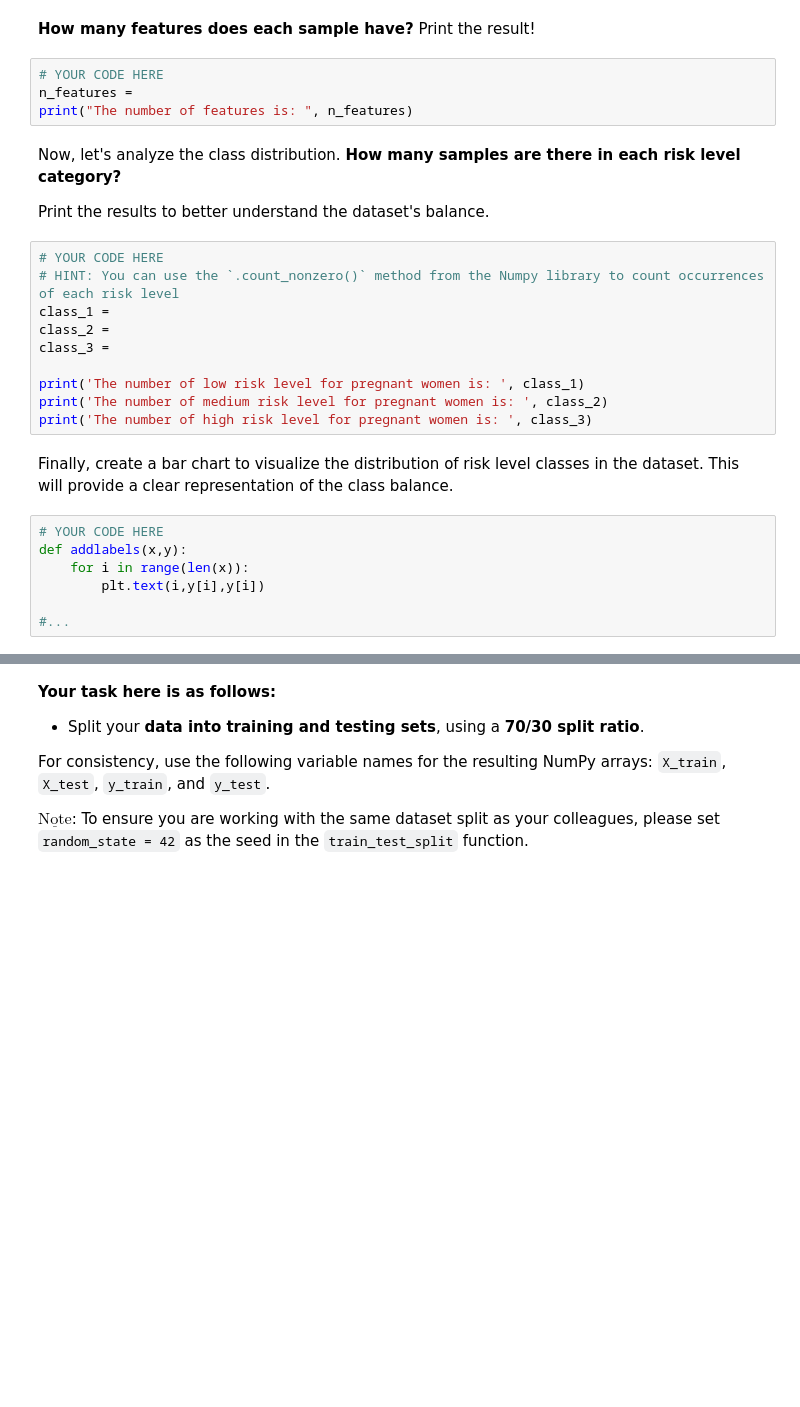
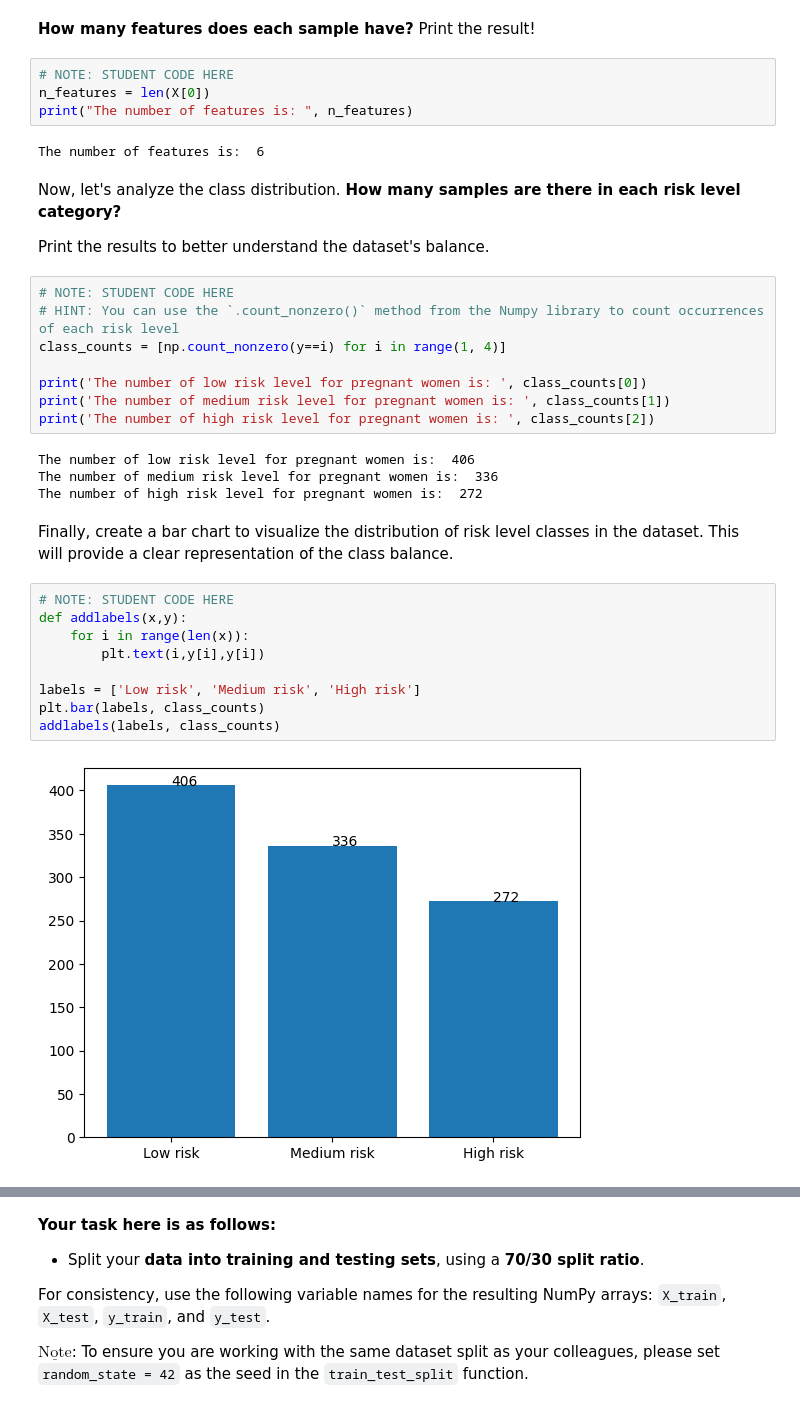
Before and after one commit to alonso-herreros/uni-mtde-lab2, a Jupyter notebook: Lab_classification.ipynb, the cells around one changed output, grey strips where cells are left out. Drawn from its saved outputs; the diff is of its cells as text; blank space fills up the shorter version.

```diff
--- a/Lab_classification.ipynb
+++ b/Lab_classification.ipynb
@@ -162,30 +193,38 @@ print("The number of samples is: ", n_samples)
 # %% [markdown]
 **How many features does each sample have?** Print the result!
 # %%
-# YOUR CODE HERE
-n_features =
+# NOTE: STUDENT CODE HERE
+n_features = len(X[0])
 print("The number of features is: ", n_features)
+# %% [output]
+The number of features is:  6
 # %% [markdown]
 Now, let's analyze the class distribution. **How many samples are there in each risk level category?**
 
 Print the results to better understand the dataset's balance.
 # %%
-# YOUR CODE HERE
+# NOTE: STUDENT CODE HERE
 # HINT: You can use the `.count_nonzero()` method from the Numpy library to count occurrences of each risk level
-class_1 =
-class_2 =
-class_3 =
+class_counts = [np.count_nonzero(y==i) for i in range(1, 4)]
 
-print('The number of low risk level for pregnant women is: ', class_1)
-print('The number of medium risk level for pregnant women is: ', class_2)
-print('The number of high risk level for pregnant women is: ', class_3)
+print('The number of low risk level for pregnant women is: ', class_counts[0])
+print('The number of medium risk level for pregnant women is: ', class_counts[1])
+print('The number of high risk level for pregnant women is: ', class_counts[2])
+# %% [output]
+The number of low risk level for pregnant women is:  406
+The number of medium risk level for pregnant women is:  336
+The number of high risk level for pregnant women is:  272
 # %% [markdown]
 Finally, create a bar chart to visualize the distribution of risk level classes in the dataset. This will provide a clear representation of the class balance.
 # %%
-# YOUR CODE HERE
+# NOTE: STUDENT CODE HERE
 def addlabels(x,y):
     for i in range(len(x)):
         plt.text(i,y[i],y[i])
 
-#...
+labels = ['Low risk', 'Medium risk', 'High risk']
+plt.bar(labels, class_counts)
+addlabels(labels, class_counts)
+# %% [output]
+[figure, added]
 # %% [markdown]
```
Also changed, not shown: parts of 90 cells of this notebook.
